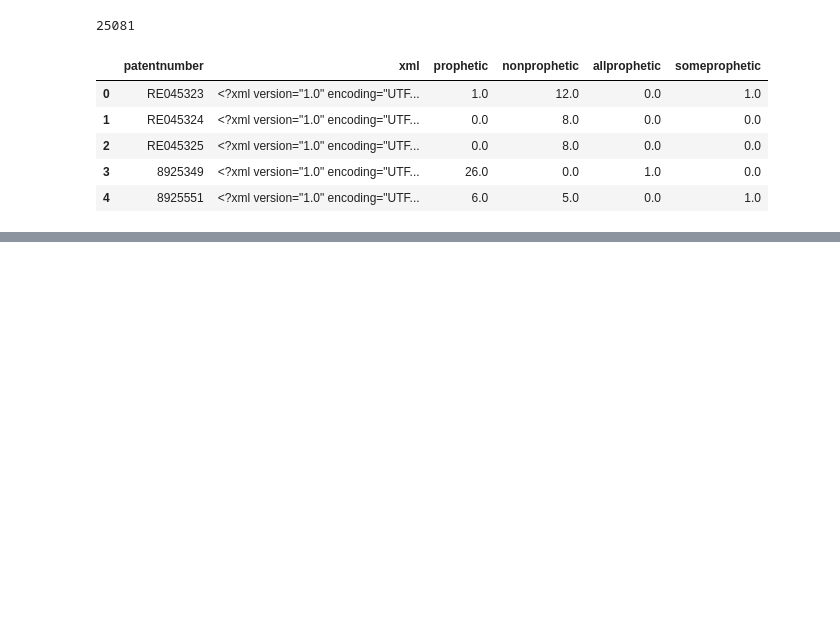
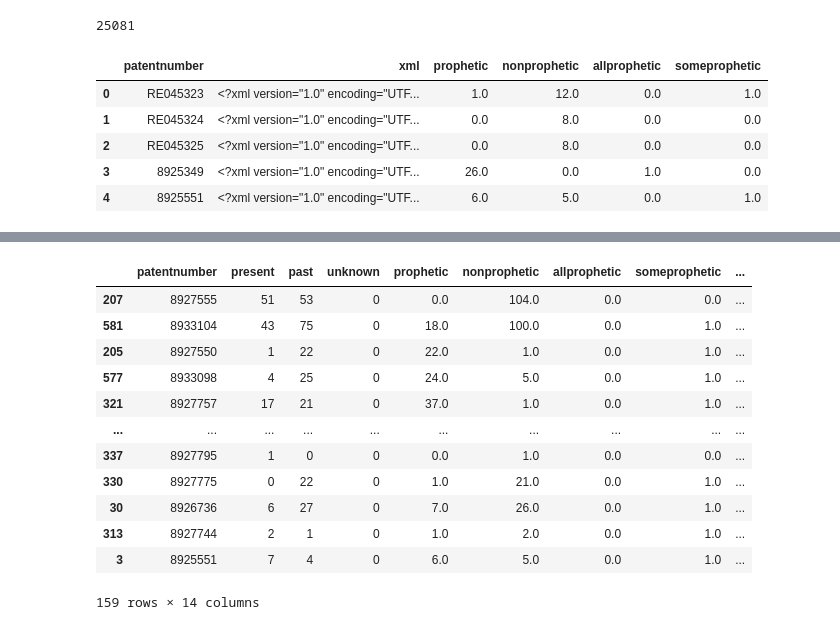
Before and after one commit to AmirMohammadiKarbalaei/prophetic_patents, a Jupyter notebook: notebooks/Algo_testing.ipynb, the cells around one changed output, grey strips where cells are left out. Drawn from its saved outputs; the diff is of its cells as text; code cells hidden in the pictures; blank space fills up the shorter version.

```diff
--- a/notebooks/Algo_testing.ipynb
+++ b/notebooks/Algo_testing.ipynb
@@ -271,0 +423,16 @@ Total of examples in freilich 11897.0,Total examples extracted 11359
+# %%
+df_check[(df_check.Total_Extracted == df_check.Total_Extracted) & (df_check.present != df_check.prophetic)].sort_values("prophetic_error",ascending=False)
+# %% [output]
+|  | patentnumber | present | past | unknown | prophetic | nonprophetic | allprophetic | someprophetic | ... |
+| 207 | 8927555 | 51 | 53 | 0 | 0.0 | 104.0 | 0.0 | 0.0 | ... |
+| 581 | 8933104 | 43 | 75 | 0 | 18.0 | 100.0 | 0.0 | 1.0 | ... |
+| 205 | 8927550 | 1 | 22 | 0 | 22.0 | 1.0 | 0.0 | 1.0 | ... |
+| 577 | 8933098 | 4 | 25 | 0 | 24.0 | 5.0 | 0.0 | 1.0 | ... |
+| 321 | 8927757 | 17 | 21 | 0 | 37.0 | 1.0 | 0.0 | 1.0 | ... |
+| ... | ... | ... | ... | ... | ... | ... | ... | ... | ... |
+| 337 | 8927795 | 1 | 0 | 0 | 0.0 | 1.0 | 0.0 | 0.0 | ... |
+| 330 | 8927775 | 0 | 22 | 0 | 1.0 | 21.0 | 0.0 | 1.0 | ... |
+| 30 | 8926736 | 6 | 27 | 0 | 7.0 | 26.0 | 0.0 | 1.0 | ... |
+| 313 | 8927744 | 2 | 1 | 0 | 1.0 | 2.0 | 0.0 | 1.0 | ... |
+| 3 | 8925551 | 7 | 4 | 0 | 6.0 | 5.0 | 0.0 | 1.0 | ... |
+159 rows × 14 columns
```
Also changed, not shown: parts of 24 cells of this notebook, 1 other file.
